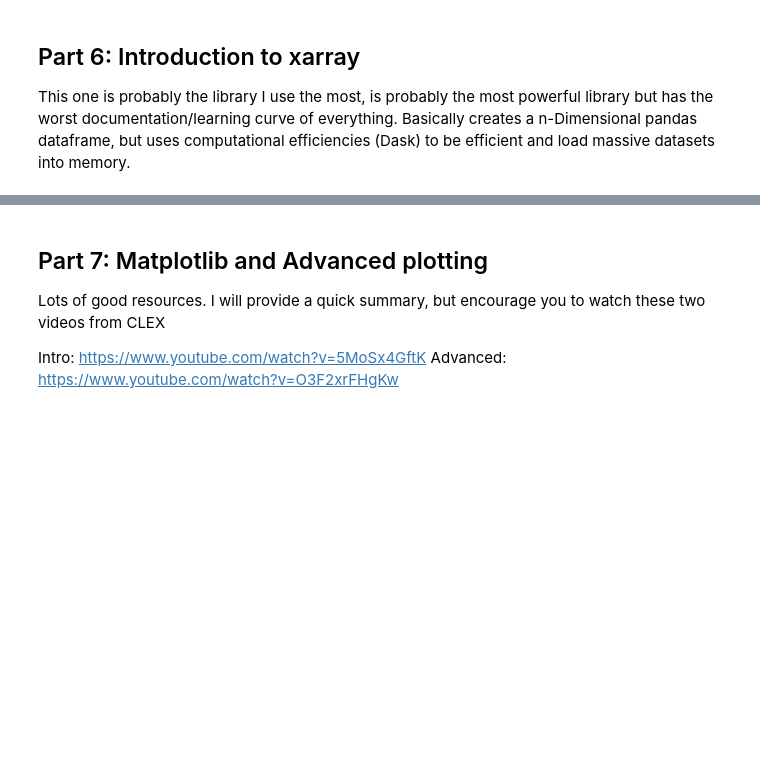
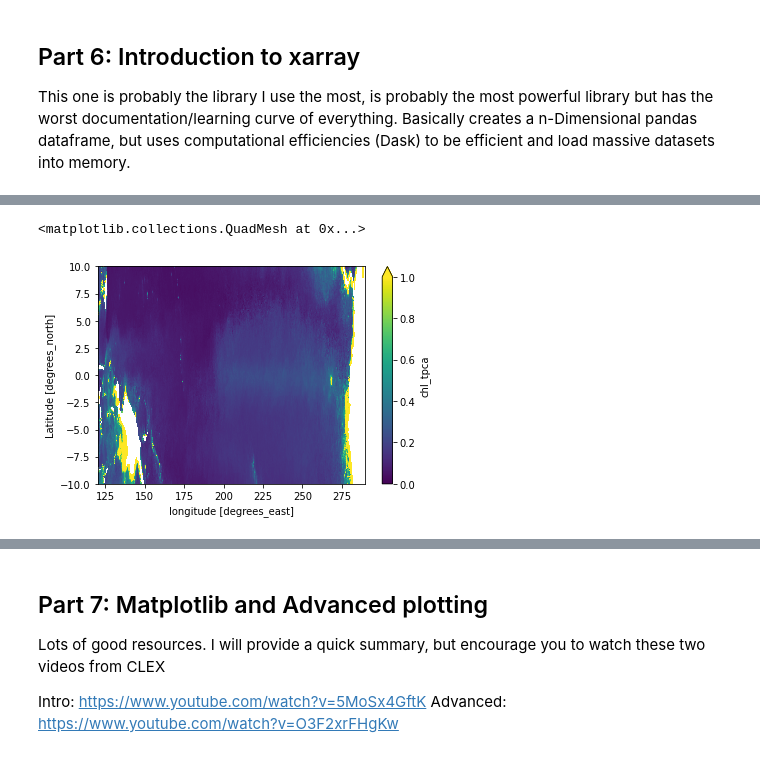
Before and after one commit to datatas/DT-introduction-to-scientific-python, a Jupyter notebook: Introduction_to_scientific_python.ipynb, the cells around one changed output, grey strips where cells are left out. Saved outputs shown, nothing was run; the diff lists cells and outputs as text; code cells hidden in the pictures; blank space fills up the shorter version.

Commit message:
Added xarray data and plotting examples

```diff
--- a/Introduction_to_scientific_python.ipynb
+++ b/Introduction_to_scientific_python.ipynb
@@ -336,0 +286,10 @@ remote_data = xr.open_dataset(
+# %%
+#This comes straight off the xarray webpage, but lets use my dataset because we can
+#Nics Dataset: https://geonetwork.nci.org.au/geonetwork/srv/eng/catalog.search#/metadata/f3440_0961_0590_6154
+
+
+#2002 only starts in July. This is a small dataset, but may cause problems because large data tranfers via google colab. Example of how this can be expanded below
+nics_chlorophyll = xr.open_dataset(
+    "http://dapds00.nci.org.au/thredds/dodsC/ks32/CLEX_Data/TPCA_reprocessing/v2019_01/MODIS-Aqua/tpca_modis_aqua_2002.nc",
+    decode_times=True,
+)
@@ -336,0 +320,2 @@ remote_data = xr.open_dataset(
+# %%
+nics_chlorophyll.load() #This loads the dataset into memory so we can use it. Not always recommended for large datasets.
@@ -336,0 +340,6 @@ remote_data = xr.open_dataset(
+# %%
+#xarray wrapper for Matplotlib is very useful!
+nics_chlorophyll.chl_tpca.mean(dim='time').plot(vmin=0,vmax=1)
+# %% [output]
+<matplotlib.collections.QuadMesh at 0x...>
+[figure, added]
```
Also changed, not shown: parts of 29 cells of this notebook.
